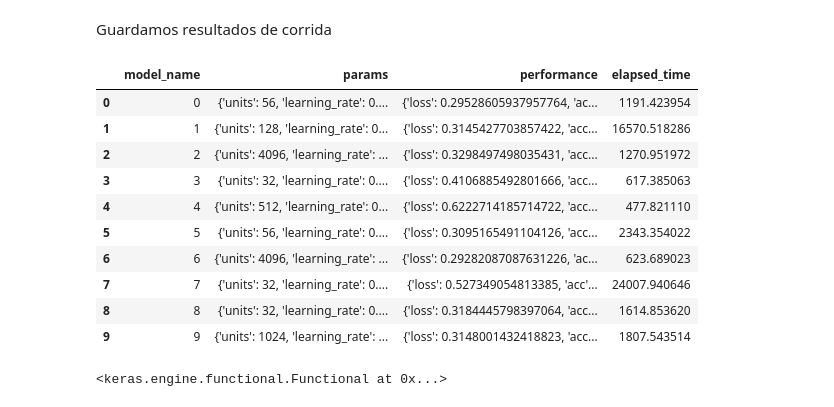
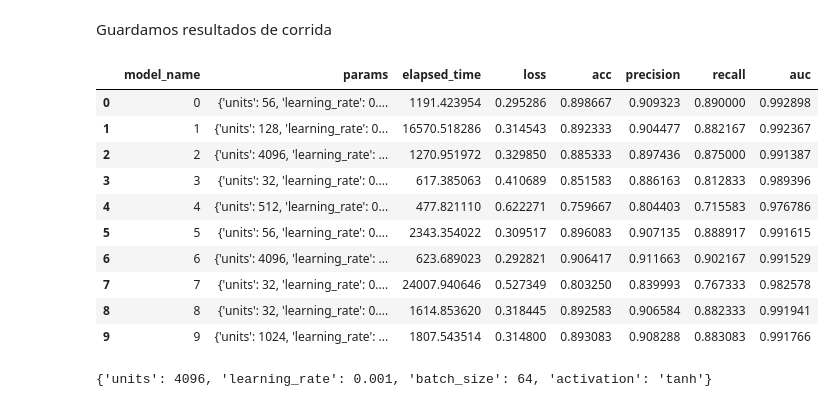
Before and after one commit to mcnanton/tp2AA, a Jupyter notebook: TP2AA.ipynb, the cells around one changed output. Saved outputs shown, nothing was run; the diff lists cells and outputs as text; code cells hidden in the pictures.

```diff
--- a/TP2AA.ipynb
+++ b/TP2AA.ipynb
@@ -1519,23 +1356,22 @@ TypeError: eval() arg 1 must be a string, bytes or code object
 # %% [markdown]
 Guardamos resultados de corrida
 # %%
-hyp_results_df = pd.DataFrame(hyp_results)
-hyp_results_df = pd.concat([hyp_results_df[['model_name','params','elapsed_time']], hyp_results_df['performance'].apply(pd.Series)], axis=1)
-hoy = datetime.now().strftime("%Y%m%d")
-hyp_results_df.to_csv(f"./results/conv2d_hypopt_{hoy}.csv", index=False)
+# hyp_results_df = pd.DataFrame(hyp_results)
+# hyp_results_df = pd.concat([hyp_results_df[['model_name','params','elapsed_time']], hyp_results_df['performance'].apply(pd.Series)], axis=1)
+# hoy = datetime.now().strftime("%Y%m%d")
+# hyp_results_df.to_csv(f"./results/conv2d_hypopt_{hoy}.csv", index=False)
+
+hyp_results_df = pd.read_csv(f"./results/conv2d_hypopt_20220612.csv")
+hyp_results_df
 # %% [output]
-|  | model_name | params | performance | elapsed_time |
-| 0 | 0 | {'units': 56, 'learning_rate': 0.... | {'loss': 0.29528605937957764, 'ac... | 1191.423954 |
-| 1 | 1 | {'units': 128, 'learning_rate': 0... | {'loss': 0.3145427703857422, 'acc... | 16570.518286 |
-| 2 | 2 | {'units': 4096, 'learning_rate': ... | {'loss': 0.3298497498035431, 'acc... | 1270.951972 |
-| 3 | 3 | {'units': 32, 'learning_rate': 0.... | {'loss': 0.4106885492801666, 'acc... | 617.385063 |
-| 4 | 4 | {'units': 512, 'learning_rate': 0... | {'loss': 0.6222714185714722, 'acc... | 477.821110 |
-| 5 | 5 | {'units': 56, 'learning_rate': 0.... | {'loss': 0.3095165491104126, 'acc... | 2343.354022 |
-| 6 | 6 | {'units': 4096, 'learning_rate': ... | {'loss': 0.29282087087631226, 'ac... | 623.689023 |
-| 7 | 7 | {'units': 32, 'learning_rate': 0.... | {'loss': 0.527349054813385, 'acc'... | 24007.940646 |
-| 8 | 8 | {'units': 32, 'learning_rate': 0.... | {'loss': 0.3184445798397064, 'acc... | 1614.853620 |
-| 9 | 9 | {'units': 1024, 'learning_rate': ... | {'loss': 0.3148001432418823, 'acc... | 1807.543514 |
+|  | model_name | params | elapsed_time | loss | acc | precision | recall | auc |
+| 0 | 0 | {'units': 56, 'learning_rate': 0.... | 1191.423954 | 0.295286 | 0.898667 | 0.909323 | 0.890000 | 0.992898 |
+| 1 | 1 | {'units': 128, 'learning_rate': 0... | 16570.518286 | 0.314543 | 0.892333 | 0.904477 | 0.882167 | 0.992367 |
+| 2 | 2 | {'units': 4096, 'learning_rate': ... | 1270.951972 | 0.329850 | 0.885333 | 0.897436 | 0.875000 | 0.991387 |
+| 3 | 3 | {'units': 32, 'learning_rate': 0.... | 617.385063 | 0.410689 | 0.851583 | 0.886163 | 0.812833 | 0.989396 |
+| 4 | 4 | {'units': 512, 'learning_rate': 0... | 477.821110 | 0.622271 | 0.759667 | 0.804403 | 0.715583 | 0.976786 |
+| 5 | 5 | {'units': 56, 'learning_rate': 0.... | 2343.354022 | 0.309517 | 0.896083 | 0.907135 | 0.888917 | 0.991615 |
+| 6 | 6 | {'units': 4096, 'learning_rate': ... | 623.689023 | 0.292821 | 0.906417 | 0.911663 | 0.902167 | 0.991529 |
+| 7 | 7 | {'units': 32, 'learning_rate': 0.... | 24007.940646 | 0.527349 | 0.803250 | 0.839993 | 0.767333 | 0.982578 |
+| 8 | 8 | {'units': 32, 'learning_rate': 0.... | 1614.853620 | 0.318445 | 0.892583 | 0.906584 | 0.882333 | 0.991941 |
+| 9 | 9 | {'units': 1024, 'learning_rate': ... | 1807.543514 | 0.314800 | 0.893083 | 0.908288 | 0.883083 | 0.991766 |
-# %%
-best_model
-# %% [output]
-<keras.engine.functional.Functional at 0x...>
@@ -1541,0 +1408,8 @@ best_model
+# %%
+import json
+model_name = 6
+idx = hyp_results_df[hyp_results_df.model_name==model_name].index[0]
+best_params = json.loads(hyp_results_df.loc[idx,'params'].replace("'",'"'))
+best_params
+# %% [output]
+{'units': 4096, 'learning_rate': 0.001, 'batch_size': 64, 'activation': 'tanh'}
```
Also changed, not shown: parts of 6 cells of this notebook.
